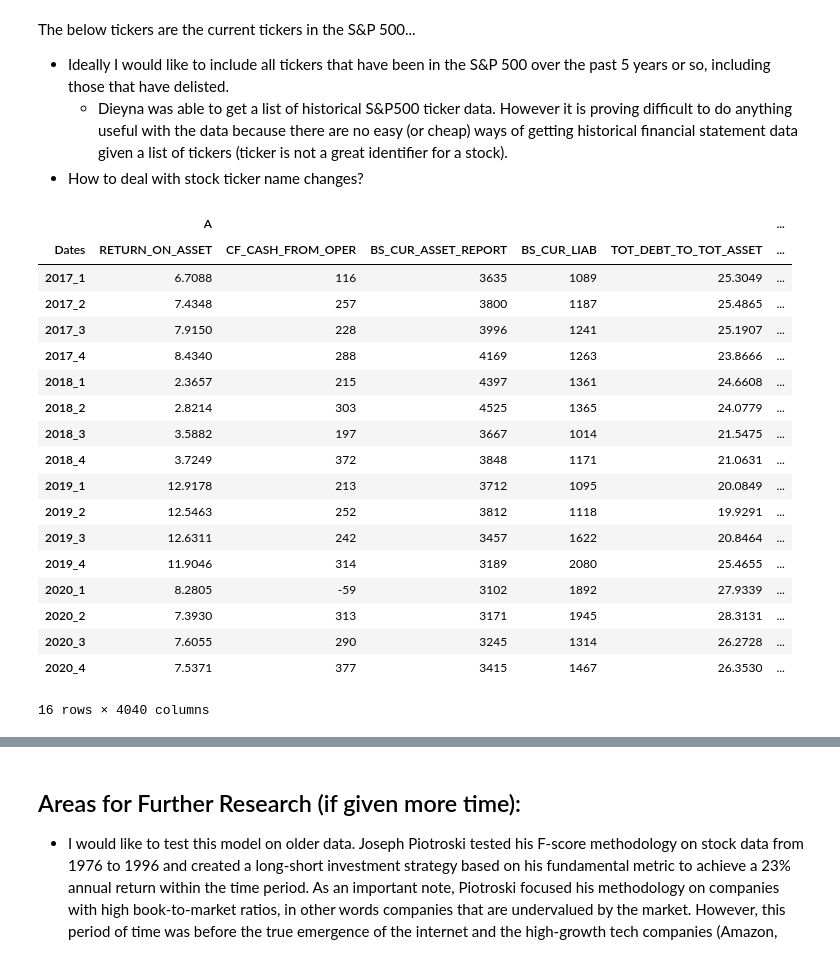
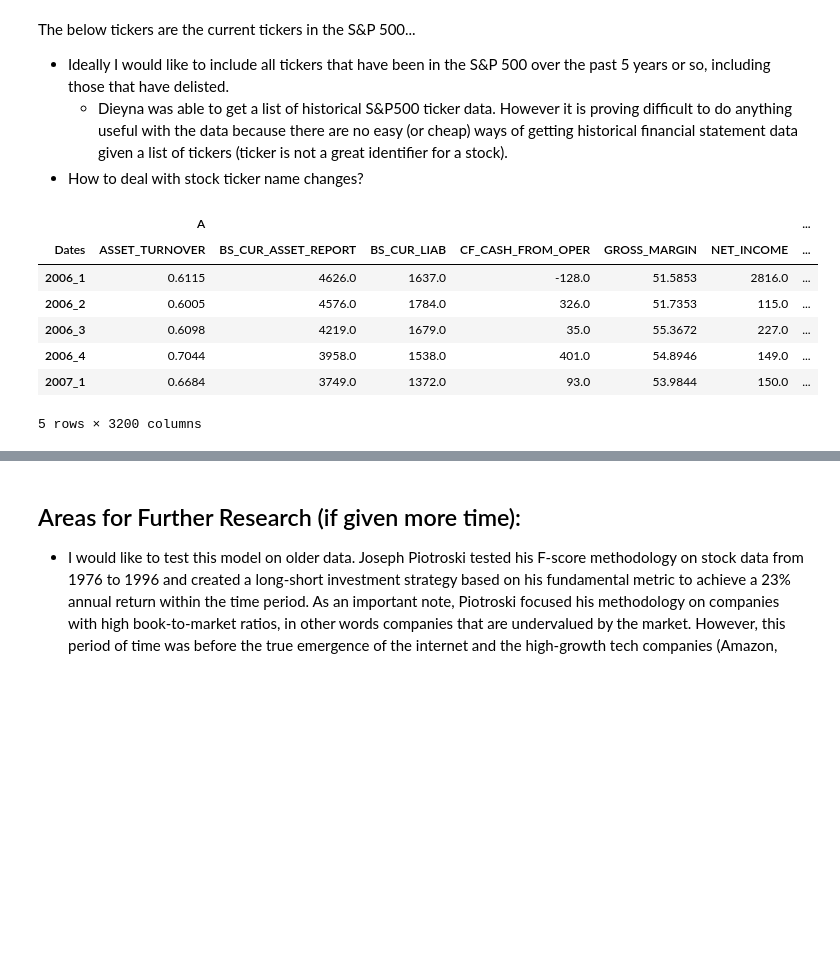
Before and after one commit to taigaschwarz/quant-trading-mf703, a Jupyter notebook: stock-selection.ipynb, the cells around one changed output, grey strips where cells are left out. Drawn from its saved outputs; the diff is of its cells as text; code cells hidden in the pictures; blank space fills up the shorter version.

```diff
--- a/stock-selection.ipynb
+++ b/stock-selection.ipynb
@@ -119,29 +155,21 @@ The below tickers are the current tickers in the S&P 500...
 # %%
 # fundamental data of companies in S&P 500 sourced from Bloomberg Terminal
 SP_500_fund_df = pd.read_excel('SP500_fundamental_data.xlsx', index_col = 0, header=[0,1])
 SP_500_fund_df = SP_500_fund_df.rename(str.strip, axis='columns')  # strip trailing whitespace from column names
 SP_500_fund_df = clean_date_index(SP_500_fund_df)
-SP_500_fund_df.tail(16)
+SP_500_fund_df = SP_500_fund_df.stack(0).dropna().unstack()  # drop all rows containing nulls
+SP_500_fund_df.columns = SP_500_fund_df.columns.swaplevel(0, 1)
+SP_500_fund_df.sort_index(axis=1, level=0, inplace=True)
+SP_500_fund_df.head()
 # %% [output]
-|  | A |  |  |  |  | ... |
-| Dates | RETURN_ON_ASSET | CF_CASH_FROM_OPER | BS_CUR_ASSET_REPORT | BS_CUR_LIAB | TOT_DEBT_TO_TOT_ASSET | ... |
-| 2017_1 | 6.7088 | 116 | 3635 | 1089 | 25.3049 | ... |
-| 2017_2 | 7.4348 | 257 | 3800 | 1187 | 25.4865 | ... |
-| 2017_3 | 7.9150 | 228 | 3996 | 1241 | 25.1907 | ... |
-| 2017_4 | 8.4340 | 288 | 4169 | 1263 | 23.8666 | ... |
-| 2018_1 | 2.3657 | 215 | 4397 | 1361 | 24.6608 | ... |
-| 2018_2 | 2.8214 | 303 | 4525 | 1365 | 24.0779 | ... |
-| 2018_3 | 3.5882 | 197 | 3667 | 1014 | 21.5475 | ... |
-| 2018_4 | 3.7249 | 372 | 3848 | 1171 | 21.0631 | ... |
-| 2019_1 | 12.9178 | 213 | 3712 | 1095 | 20.0849 | ... |
-| 2019_2 | 12.5463 | 252 | 3812 | 1118 | 19.9291 | ... |
-| 2019_3 | 12.6311 | 242 | 3457 | 1622 | 20.8464 | ... |
-| 2019_4 | 11.9046 | 314 | 3189 | 2080 | 25.4655 | ... |
-| 2020_1 | 8.2805 | -59 | 3102 | 1892 | 27.9339 | ... |
-| 2020_2 | 7.3930 | 313 | 3171 | 1945 | 28.3131 | ... |
-| 2020_3 | 7.6055 | 290 | 3245 | 1314 | 26.2728 | ... |
-| 2020_4 | 7.5371 | 377 | 3415 | 1467 | 26.3530 | ... |
+|  | A |  |  |  |  |  | ... |
+| Dates | ASSET_TURNOVER | BS_CUR_ASSET_REPORT | BS_CUR_LIAB | CF_CASH_FROM_OPER | GROSS_MARGIN | NET_INCOME | ... |
+| 2006_1 | 0.6115 | 4626.0 | 1637.0 | -128.0 | 51.5853 | 2816.0 | ... |
+| 2006_2 | 0.6005 | 4576.0 | 1784.0 | 326.0 | 51.7353 | 115.0 | ... |
+| 2006_3 | 0.6098 | 4219.0 | 1679.0 | 35.0 | 55.3672 | 227.0 | ... |
+| 2006_4 | 0.7044 | 3958.0 | 1538.0 | 401.0 | 54.8946 | 149.0 | ... |
+| 2007_1 | 0.6684 | 3749.0 | 1372.0 | 93.0 | 53.9844 | 150.0 | ... |
-16 rows × 4040 columns
+5 rows × 3200 columns
 # %%
 # ticker list
 tickers = list(set(SP_500_fund_df.columns.get_level_values(0)))
```
Also changed, not shown: parts of 28 cells of this notebook, 5 other files.
